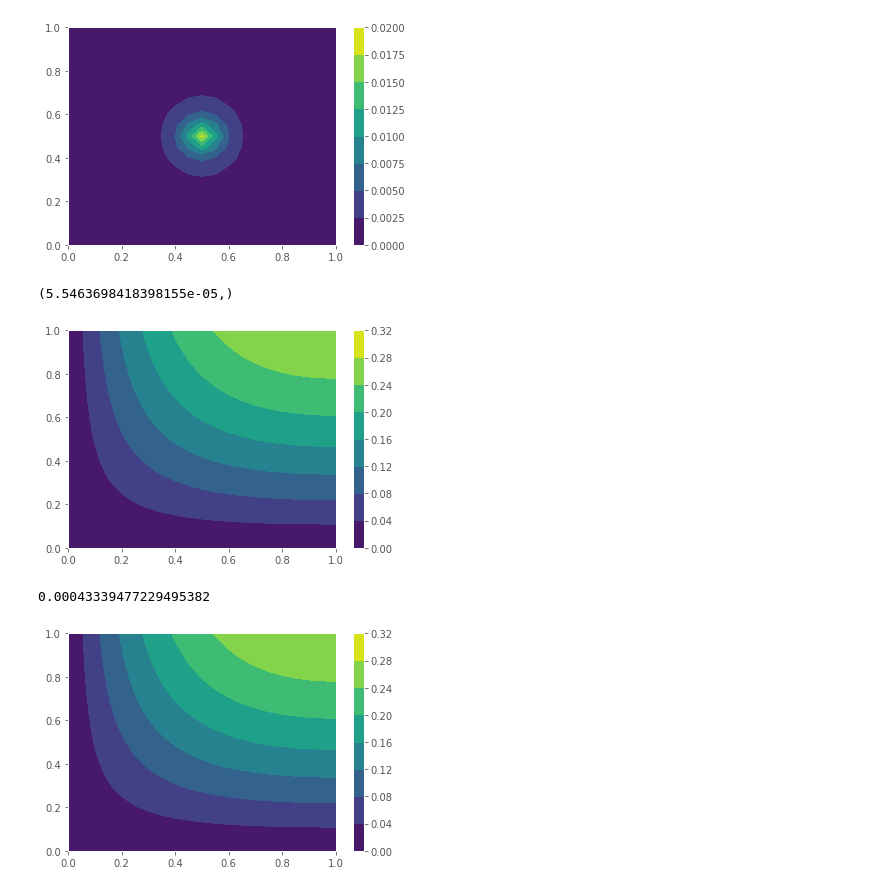
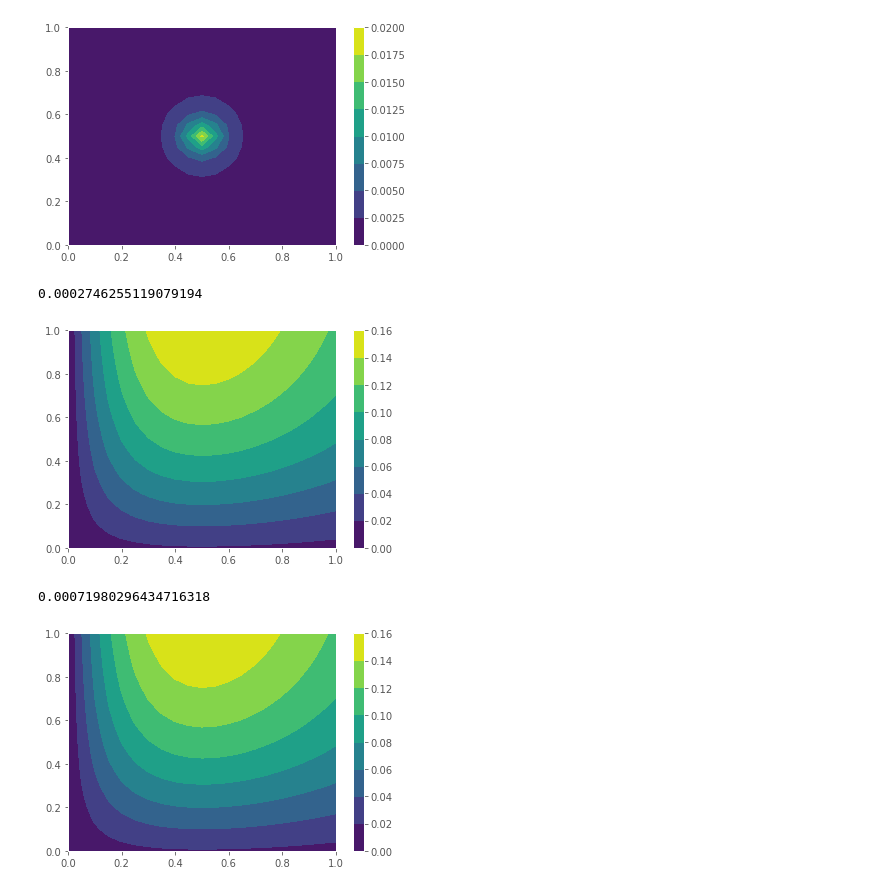
Before and after one commit to cu-numpde/numpde-fall2017, a Jupyter notebook: FD2D.ipynb, the cells around one changed output. Drawn from its saved outputs; the diff is of its cells as text; code cells hidden in the pictures.

```diff
--- a/FD2D.ipynb
+++ b/FD2D.ipynb
@@ -443,32 +443,32 @@ pyplot.colorbar();
 # %%
 class mms1:
     def __init__(self):
         import sympy
         x, y = sympy.symbols('x y')
-        uexpr = x*sympy.exp(-x) * sympy.tanh(y)
+        uexpr = x*sympy.exp(-2*x) * sympy.tanh(1.2*y+.1)
         kexpr = 1e-2 + 2*(x-.42)**2 + 2*(y-.51)**2
         self.u = sympy.lambdify((x,y), uexpr)
         self.kappa = sympy.lambdify((x,y), kexpr)
         def grad_kappa(xx, yy):
             kx = sympy.lambdify((x,y), sympy.diff(kexpr, x))
             ky = sympy.lambdify((x,y), sympy.diff(kexpr, y))
             return kx(xx, yy), ky(xx, yy)
         self.grad_kappa = grad_kappa
         self.div_kappa_grad_u = sympy.lambdify((x,y),
                                               -(  sympy.diff(kexpr * sympy.diff(uexpr, x), x)
                                                 + sympy.diff(kexpr * sympy.diff(uexpr, y), y)))
 
 mms = mms1()
 x, y, A, rhs = laplacian2d_nondiv(.05, mms.div_kappa_grad_u,
                                   mms.kappa, mms.grad_kappa,
                                   mms.u, dirichlet=((0,-1),(0,-1)))
 u_nondiv = sp.linalg.spsolve(A, rhs).reshape(x.shape)
 pyplot.contourf(x, y, u_nondiv)
 pyplot.colorbar()
-numpy.linalg.norm((u_nondiv - mms.u(x, y)).flatten(), numpy.inf),
+numpy.linalg.norm((u_nondiv - mms.u(x, y)).flatten(), numpy.inf)
 # %% [output]
-(5.5463698418398155e-05,)
+0.0002746255119079194
-[figure, old version]
+[figure, new version]
 # %%
 x, y, A, rhs = laplacian2d_div(.05, mms.div_kappa_grad_u,
                                   mms.kappa,
@@ -478,8 +478,8 @@ pyplot.contourf(x, y, u_div)
 pyplot.colorbar()
 numpy.linalg.norm((u_div - mms.u(x, y)).flatten(), numpy.inf)
 # %% [output]
-0.00043339477229495382
+0.00071980296434716318
-[figure, old version]
+[figure, new version]
 # %%
 def mms_error(h):
     x, y, A, rhs = laplacian2d_nondiv(h, mms.div_kappa_grad_u,
```
Also changed, not shown: parts of 3 cells of this notebook.
